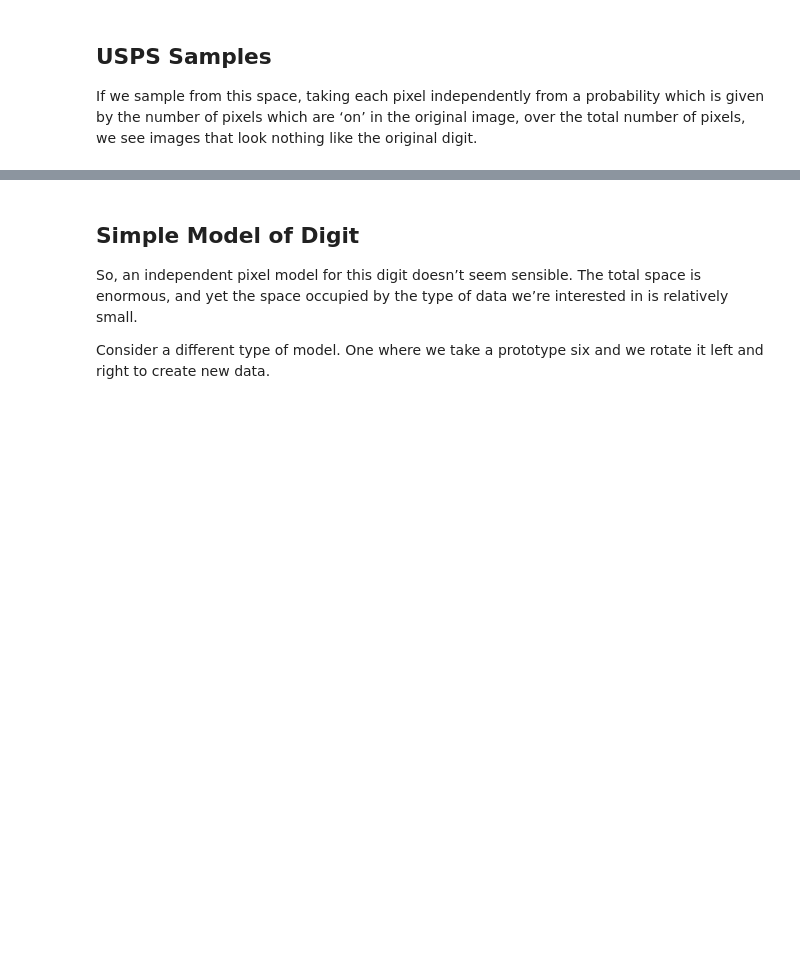
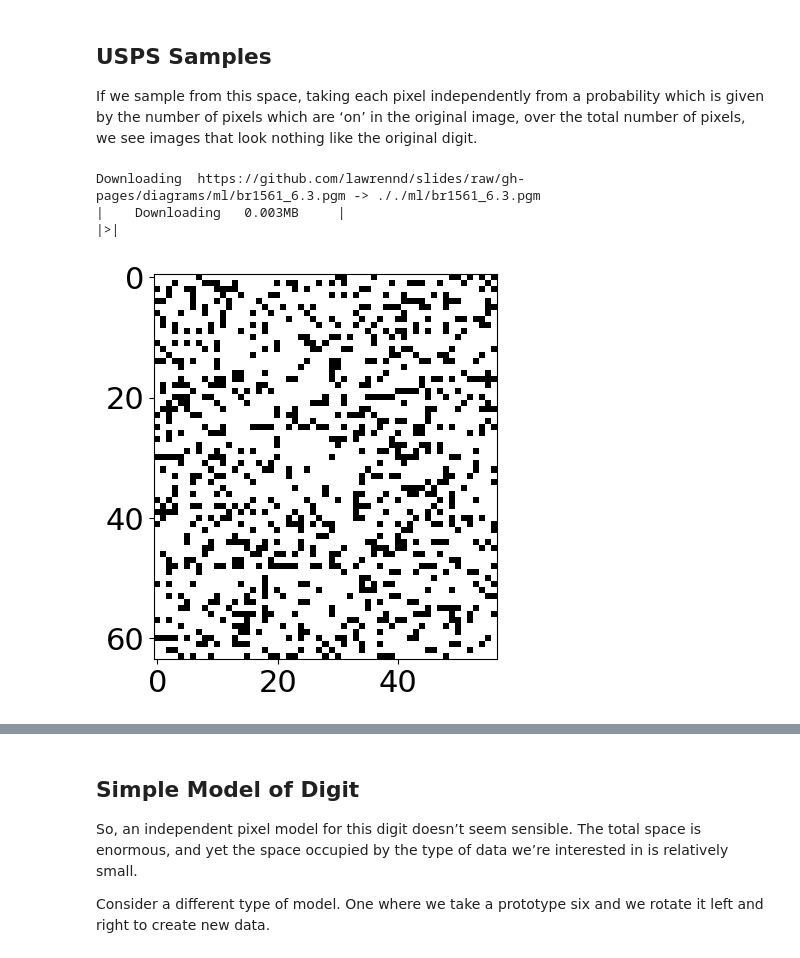
Before and after one commit to mlatcl/advds, a Jupyter notebook: _notebooks/06-01-dimensionality-reduction.ipynb, the cells around one changed output, grey strips where cells are left out. Saved outputs shown, nothing was run; the diff lists cells and outputs as text; code cells hidden in the pictures; blank space fills up the shorter version.

Commit message:
Update with dimred plots

```diff
--- a/_notebooks/06-01-dimensionality-reduction.ipynb
+++ b/_notebooks/06-01-dimensionality-reduction.ipynb
@@ -444,18 +444,23 @@ import pods
 # %%
 fig, ax = plt.subplots(figsize=(5,5))
 
-pods.access.download_url("https://github.com/lawrennd/talks/raw/gh-pages/slides/diagrams/ml/br1561_6.3.pgm",
+pods.access.download_url("https://github.com/lawrennd/slides/raw/gh-pages/diagrams/ml/br1561_6.3.pgm",
                          store_directory="./ml")
 six_image = mlai.load_pgm("br1561_6.3.pgm", directory ="./ml")
 rows = six_image.shape[0]
 col = six_image.shape[1]
 
 ax.imshow(six_image,interpolation='none').set_cmap('gray')
 mlai.write_figure("dem_six000.png", directory="./dimred/")
 for i in range(3):
     rand_image = np.random.rand(rows, col)<((six_image>0).sum()/float(rows*col))
     ax.imshow(rand_image,interpolation='none').set_cmap('gray')
     mlai.write_figure('dem_six{i:0>3}.png'.format(i=i+1), directory="./dimred/")
+# %% [output]
+Downloading  https://github.com/lawrennd/slides/raw/gh-pages/diagrams/ml/br1561_6.3.pgm -> ././ml/br1561_6.3.pgm
+|    Downloading   0.003MB     |
+|>|
+[figure, added]
 # %%
 from ipywidgets import IntSlider
 import notutils as nu
```
Also changed, not shown: parts of 21 cells of this notebook, 6 other files.
